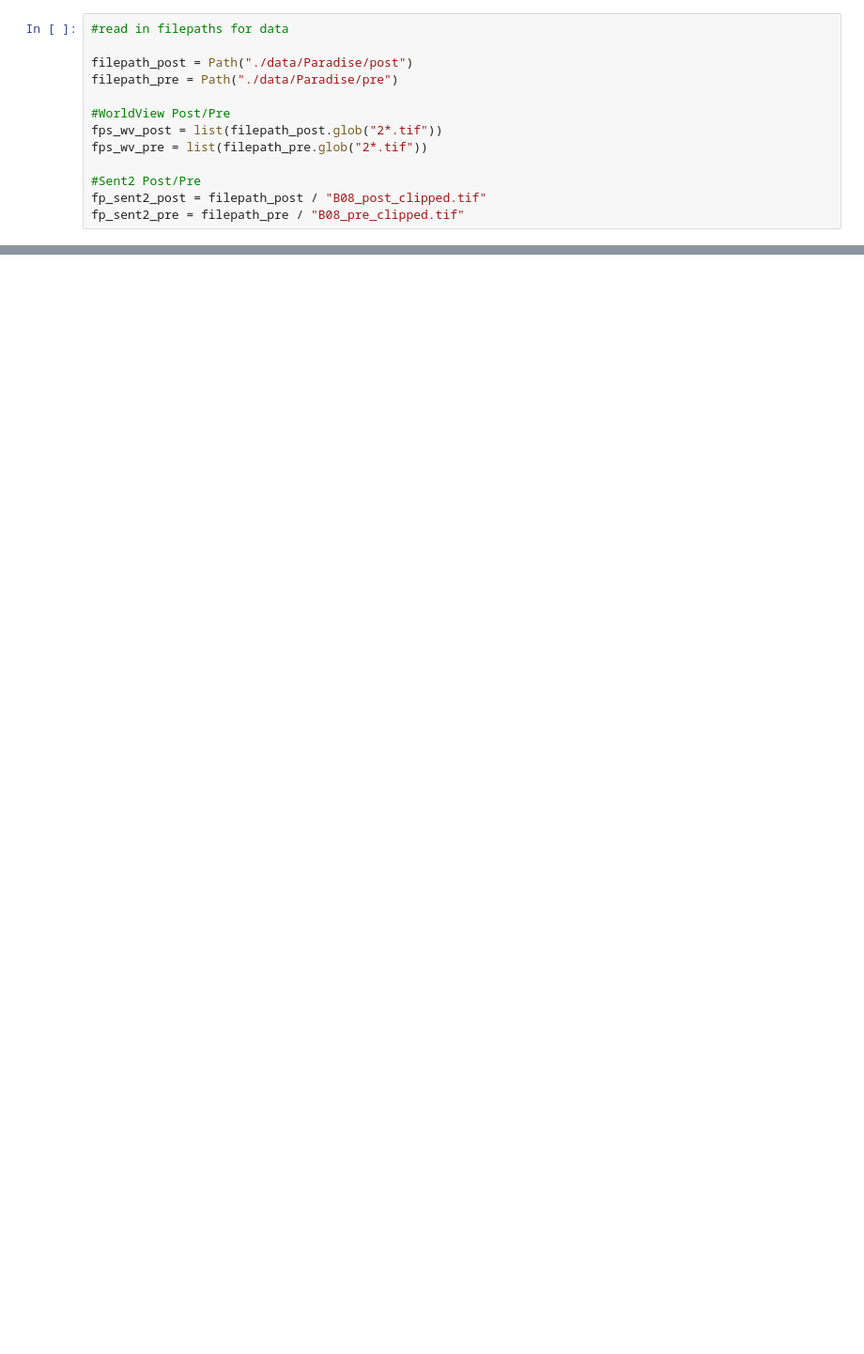
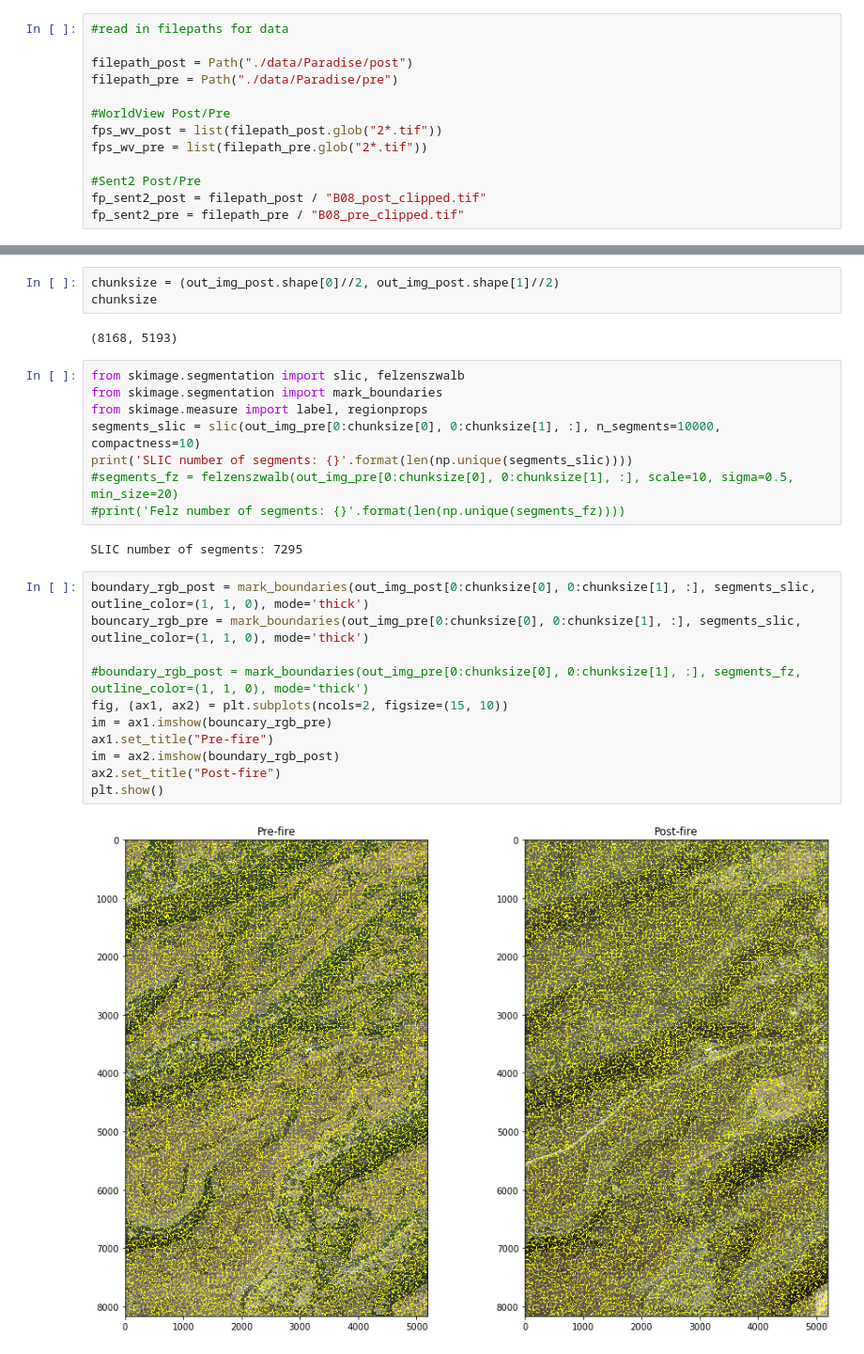
Before and after one commit to aalten77/wildfireassessment, a Jupyter notebook: WildFireDamageAssessment.ipynb, the cells around one changed output, grey strips where cells are left out. Shown at 94% size. Cells and saved outputs as stored; diff of their text form; blank space fills up the shorter version.

```diff
--- a/WildFireDamageAssessment.ipynb
+++ b/WildFireDamageAssessment.ipynb
@@ -66,0 +123,28 @@ dataset.indexes
+# %%
+chunksize = (out_img_post.shape[0]//2, out_img_post.shape[1]//2)
+chunksize
+# %% [output]
+(8168, 5193)
+# %%
+from skimage.segmentation import slic, felzenszwalb
+from skimage.segmentation import mark_boundaries
+from skimage.measure import label, regionprops
+segments_slic = slic(out_img_pre[0:chunksize[0], 0:chunksize[1], :], n_segments=10000, compactness=10)
+print('SLIC number of segments: {}'.format(len(np.unique(segments_slic))))
+#segments_fz = felzenszwalb(out_img_pre[0:chunksize[0], 0:chunksize[1], :], scale=10, sigma=0.5, min_size=20)
+#print('Felz number of segments: {}'.format(len(np.unique(segments_fz))))
+# %% [output]
+SLIC number of segments: 7295
+# %%
+boundary_rgb_post = mark_boundaries(out_img_post[0:chunksize[0], 0:chunksize[1], :], segments_slic, outline_color=(1, 1, 0), mode='thick')
+bouncary_rgb_pre = mark_boundaries(out_img_pre[0:chunksize[0], 0:chunksize[1], :], segments_slic, outline_color=(1, 1, 0), mode='thick')
+
+#boundary_rgb_post = mark_boundaries(out_img_pre[0:chunksize[0], 0:chunksize[1], :], segments_fz, outline_color=(1, 1, 0), mode='thick')
+fig, (ax1, ax2) = plt.subplots(ncols=2, figsize=(15, 10))
+im = ax1.imshow(bouncary_rgb_pre)
+ax1.set_title("Pre-fire")
+im = ax2.imshow(boundary_rgb_post)
+ax2.set_title("Post-fire")
+plt.show()
+# %% [output]
+[figure, added]
```
Also changed, not shown: parts of 34 cells of this notebook, 1 other file.
